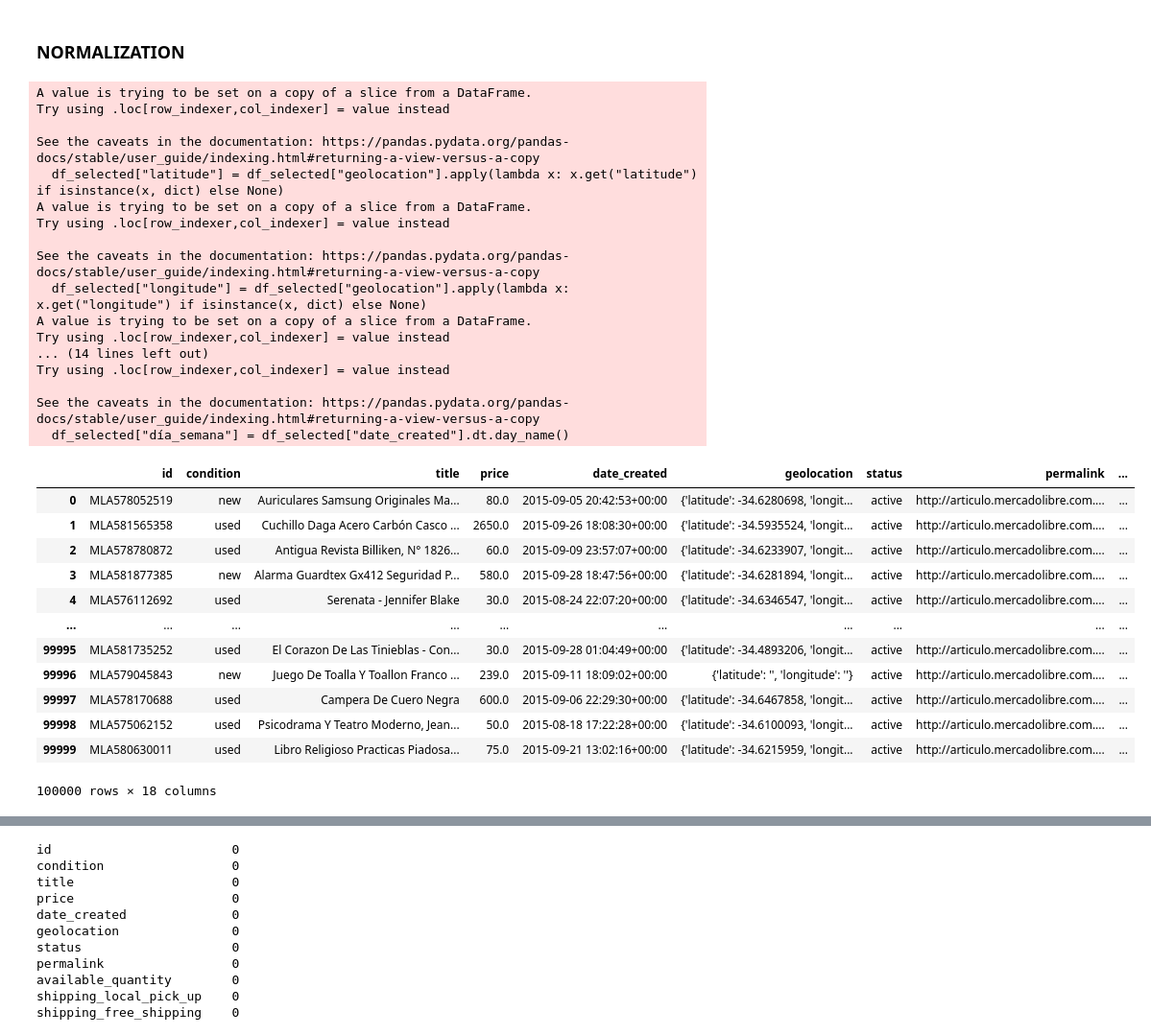
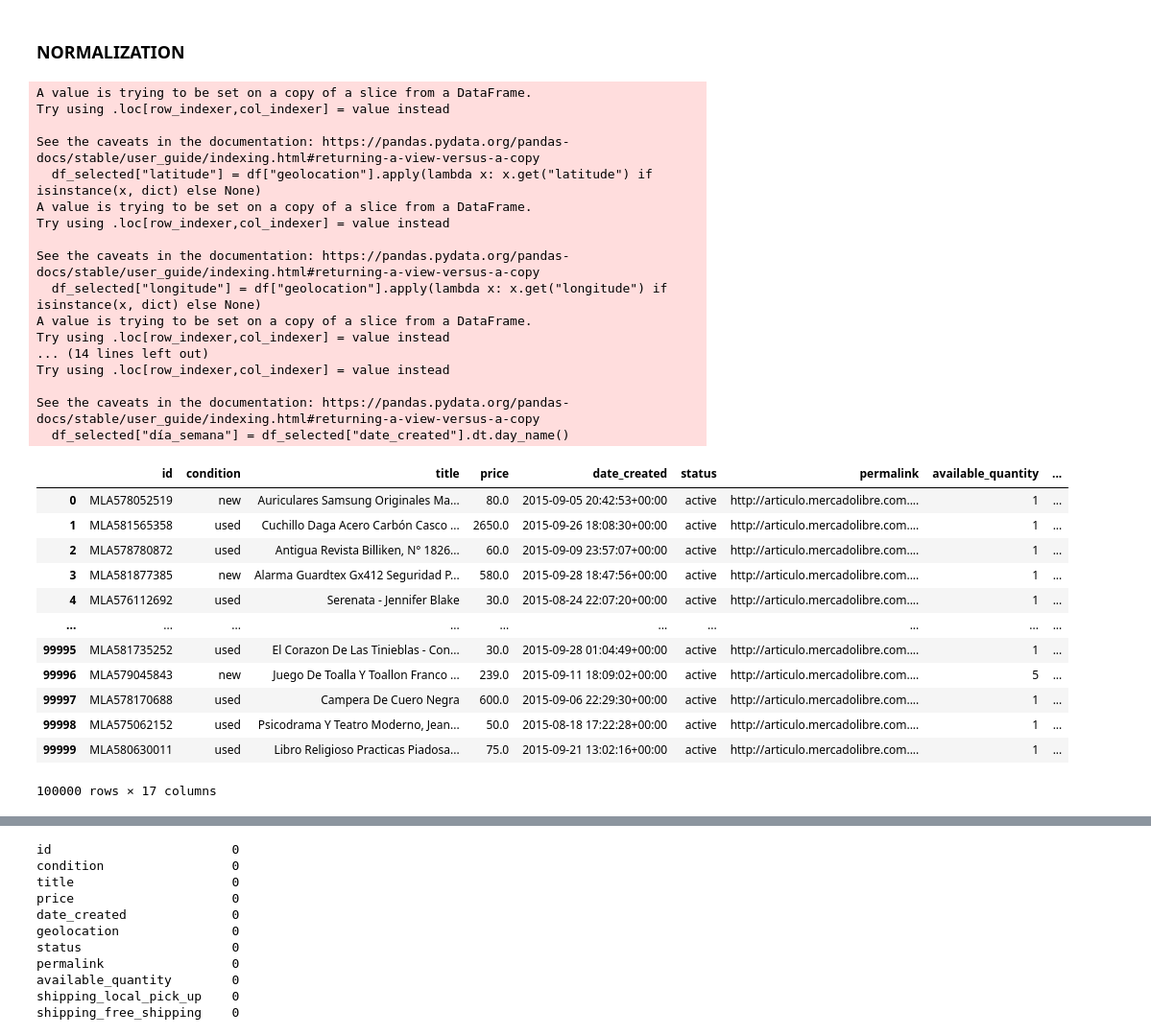
Before and after one commit to karolinaseth7/Actividad1_ETL2025, a Jupyter notebook: 00_transformation.ipynb, the cells around one changed output, grey strips where cells are left out. Shown: that part at 96% size. Saved outputs shown, nothing was run; the diff lists cells and outputs as text; code cells hidden in the pictures.

```diff
--- a/00_transformation.ipynb
+++ b/00_transformation.ipynb
@@ -203,7 +203,7 @@ plt.show()
 # %% [markdown]
 ## NEW TABLE
 # %%
-data_select = ["id", "condition" , "title", "price", "date_created", "geolocation" ,
+data_select = ["id", "condition" , "title", "price", "date_created" ,
                 "status", "permalink", "available_quantity", "shipping_local_pick_up"
                 , "shipping_free_shipping", "shipping_mode"]
 df_selected = df[data_select]
@@ -241,41 +241,41 @@ dtype: int64
 # %% [markdown]
 ### NORMALIZATION
 # %%
-df_selected["latitude"] = df_selected["geolocation"].apply(lambda x: x.get("latitude") if isinstance(x, dict) else None)
-df_selected["longitude"] = df_selected["geolocation"].apply(lambda x: x.get("longitude") if isinstance(x, dict) else None)
+df_selected["latitude"] = df["geolocation"].apply(lambda x: x.get("latitude") if isinstance(x, dict) else None)
+df_selected["longitude"] = df["geolocation"].apply(lambda x: x.get("longitude") if isinstance(x, dict) else None)
 df_selected["año"] = df_selected["date_created"].dt.year
 df_selected["mes"] = df_selected["date_created"].dt.month
 df_selected["día"] = df_selected["date_created"].dt.day
 df_selected["día_semana"] = df_selected["date_created"].dt.day_name()
 df_selected
 # %% [output]
 A value is trying to be set on a copy of a slice from a DataFrame.
 Try using .loc[row_indexer,col_indexer] = value instead
 
 See the caveats in the documentation: https://pandas.pydata.org/pandas-docs/stable/user_guide/indexing.html#returning-a-view-versus-a-copy
-  df_selected["latitude"] = df_selected["geolocation"].apply(lambda x: x.get("latitude") if isinstance(x, dict) else None)
+  df_selected["latitude"] = df["geolocation"].apply(lambda x: x.get("latitude") if isinstance(x, dict) else None)
 A value is trying to be set on a copy of a slice from a DataFrame.
 Try using .loc[row_indexer,col_indexer] = value instead
 
 See the caveats in the documentation: https://pandas.pydata.org/pandas-docs/stable/user_guide/indexing.html#returning-a-view-versus-a-copy
-  df_selected["longitude"] = df_selected["geolocation"].apply(lambda x: x.get("longitude") if isinstance(x, dict) else None)
+  df_selected["longitude"] = df["geolocation"].apply(lambda x: x.get("longitude") if isinstance(x, dict) else None)
 A value is trying to be set on a copy of a slice from a DataFrame.
 Try using .loc[row_indexer,col_indexer] = value instead
 ... (14 lines left out)
 Try using .loc[row_indexer,col_indexer] = value instead
 
 See the caveats in the documentation: https://pandas.pydata.org/pandas-docs/stable/user_guide/indexing.html#returning-a-view-versus-a-copy
   df_selected["día_semana"] = df_selected["date_created"].dt.day_name()
-|  | id | condition | title | price | date_created | geolocation | status | permalink | ... |
-| 0 | MLA578052519 | new | Auriculares Samsung Originales Ma... | 80.0 | 2015-09-05 20:42:53+00:00 | {'latitude': -34.6280698, 'longit... | active | http://articulo.mercadolibre.com.... | ... |
-| 1 | MLA581565358 | used | Cuchillo Daga Acero Carbón Casco ... | 2650.0 | 2015-09-26 18:08:30+00:00 | {'latitude': -34.5935524, 'longit... | active | http://articulo.mercadolibre.com.... | ... |
-| 2 | MLA578780872 | used | Antigua Revista Billiken, N° 1826... | 60.0 | 2015-09-09 23:57:07+00:00 | {'latitude': -34.6233907, 'longit... | active | http://articulo.mercadolibre.com.... | ... |
-| 3 | MLA581877385 | new | Alarma Guardtex Gx412 Seguridad P... | 580.0 | 2015-09-28 18:47:56+00:00 | {'latitude': -34.6281894, 'longit... | active | http://articulo.mercadolibre.com.... | ... |
-| 4 | MLA576112692 | used | Serenata - Jennifer Blake | 30.0 | 2015-08-24 22:07:20+00:00 | {'latitude': -34.6346547, 'longit... | active | http://articulo.mercadolibre.com.... | ... |
+|  | id | condition | title | price | date_created | status | permalink | available_quantity | ... |
+| 0 | MLA578052519 | new | Auriculares Samsung Originales Ma... | 80.0 | 2015-09-05 20:42:53+00:00 | active | http://articulo.mercadolibre.com.... | 1 | ... |
+| 1 | MLA581565358 | used | Cuchillo Daga Acero Carbón Casco ... | 2650.0 | 2015-09-26 18:08:30+00:00 | active | http://articulo.mercadolibre.com.... | 1 | ... |
+| 2 | MLA578780872 | used | Antigua Revista Billiken, N° 1826... | 60.0 | 2015-09-09 23:57:07+00:00 | active | http://articulo.mercadolibre.com.... | 1 | ... |
+| 3 | MLA581877385 | new | Alarma Guardtex Gx412 Seguridad P... | 580.0 | 2015-09-28 18:47:56+00:00 | active | http://articulo.mercadolibre.com.... | 1 | ... |
+| 4 | MLA576112692 | used | Serenata - Jennifer Blake | 30.0 | 2015-08-24 22:07:20+00:00 | active | http://articulo.mercadolibre.com.... | 1 | ... |
 | ... | ... | ... | ... | ... | ... | ... | ... | ... | ... |
-| 99995 | MLA581735252 | used | El Corazon De Las Tinieblas - Con... | 30.0 | 2015-09-28 01:04:49+00:00 | {'latitude': -34.4893206, 'longit... | active | http://articulo.mercadolibre.com.... | ... |
-| 99996 | MLA579045843 | new | Juego De Toalla Y Toallon Franco ... | 239.0 | 2015-09-11 18:09:02+00:00 | {'latitude': '', 'longitude': ''} | active | http://articulo.mercadolibre.com.... | ... |
-| 99997 | MLA578170688 | used | Campera De Cuero Negra | 600.0 | 2015-09-06 22:29:30+00:00 | {'latitude': -34.6467858, 'longit... | active | http://articulo.mercadolibre.com.... | ... |
-| 99998 | MLA575062152 | used | Psicodrama Y Teatro Moderno, Jean... | 50.0 | 2015-08-18 17:22:28+00:00 | {'latitude': -34.6100093, 'longit... | active | http://articulo.mercadolibre.com.... | ... |
-| 99999 | MLA580630011 | used | Libro Religioso Practicas Piadosa... | 75.0 | 2015-09-21 13:02:16+00:00 | {'latitude': -34.6215959, 'longit... | active | http://articulo.mercadolibre.com.... | ... |
+| 99995 | MLA581735252 | used | El Corazon De Las Tinieblas - Con... | 30.0 | 2015-09-28 01:04:49+00:00 | active | http://articulo.mercadolibre.com.... | 1 | ... |
+| 99996 | MLA579045843 | new | Juego De Toalla Y Toallon Franco ... | 239.0 | 2015-09-11 18:09:02+00:00 | active | http://articulo.mercadolibre.com.... | 5 | ... |
+| 99997 | MLA578170688 | used | Campera De Cuero Negra | 600.0 | 2015-09-06 22:29:30+00:00 | active | http://articulo.mercadolibre.com.... | 1 | ... |
+| 99998 | MLA575062152 | used | Psicodrama Y Teatro Moderno, Jean... | 50.0 | 2015-08-18 17:22:28+00:00 | active | http://articulo.mercadolibre.com.... | 1 | ... |
+| 99999 | MLA580630011 | used | Libro Religioso Practicas Piadosa... | 75.0 | 2015-09-21 13:02:16+00:00 | active | http://articulo.mercadolibre.com.... | 1 | ... |
-100000 rows × 18 columns
+100000 rows × 17 columns
```
Also changed, not shown: parts of 4 cells of this notebook.
